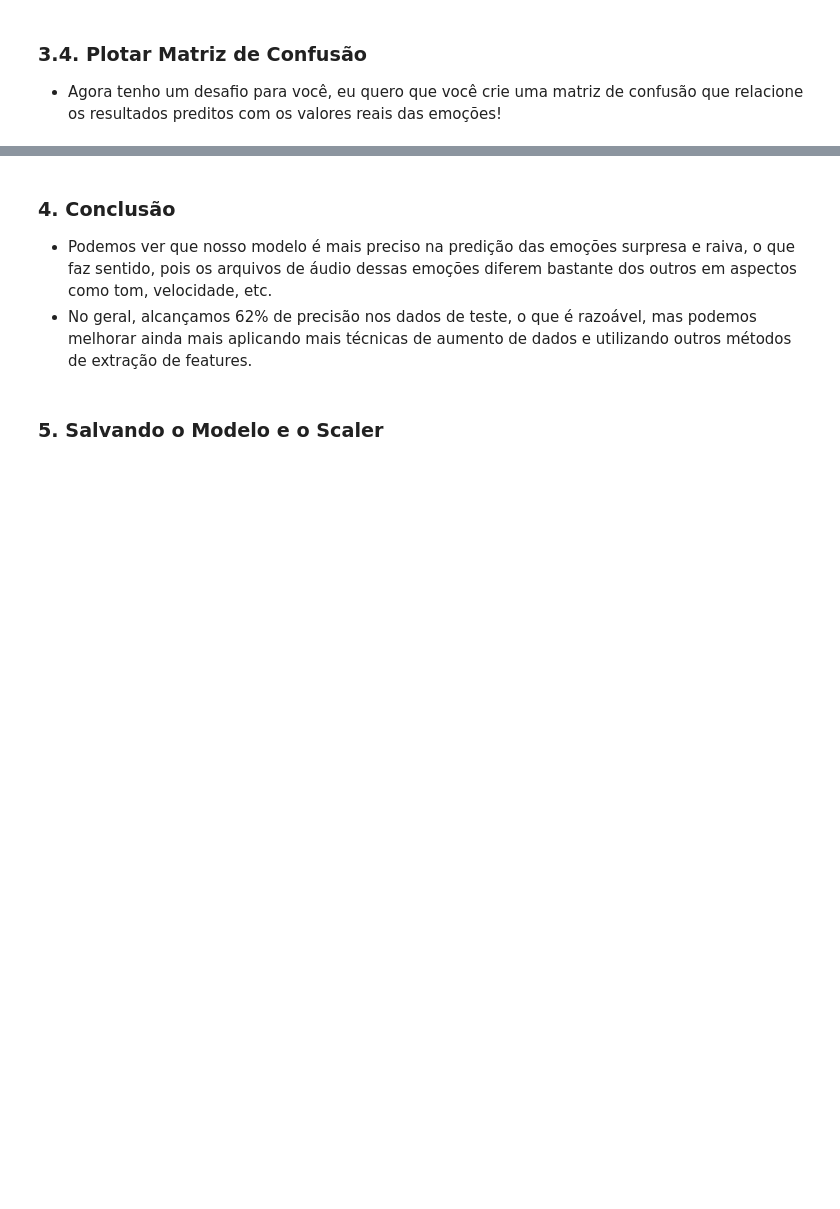
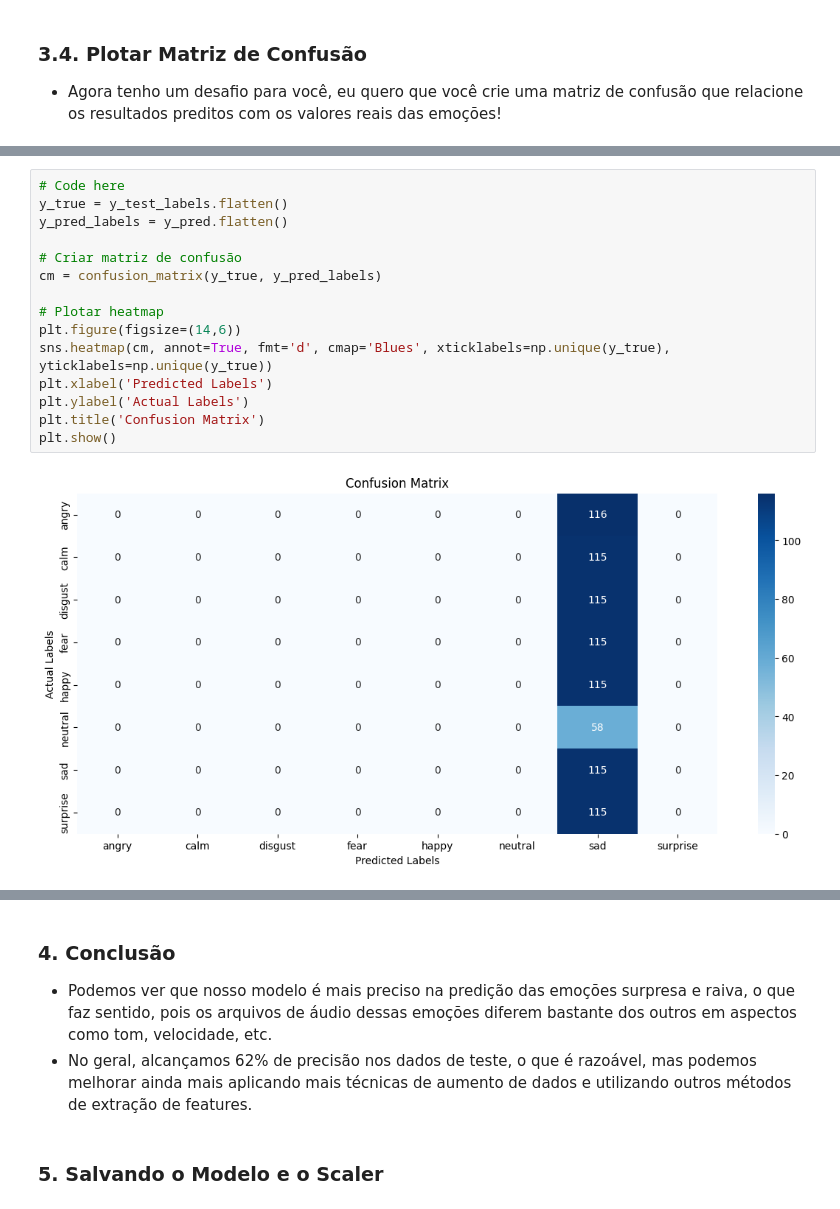
Before and after one commit to arthurmoreirat/miniprojeto2, a Jupyter notebook: notebooks/2-feature-extraction-and-modelling.ipynb, the cells around one changed output, grey strips where cells are left out. Saved outputs shown, nothing was run; the diff lists cells and outputs as text; blank space fills up the shorter version.

```diff
--- a/notebooks/2-feature-extraction-and-modelling.ipynb
+++ b/notebooks/2-feature-extraction-and-modelling.ipynb
@@ -463,3 +497,20 @@ df.head(10)
+# %%
+# Code here
+y_true = y_test_labels.flatten()
+y_pred_labels = y_pred.flatten()
+
+# Criar matriz de confusão
+cm = confusion_matrix(y_true, y_pred_labels)
+
+# Plotar heatmap
+plt.figure(figsize=(14,6))
+sns.heatmap(cm, annot=True, fmt='d', cmap='Blues', xticklabels=np.unique(y_true), yticklabels=np.unique(y_true))
+plt.xlabel('Predicted Labels')
+plt.ylabel('Actual Labels')
+plt.title('Confusion Matrix')
+plt.show()
+# %% [output]
+[figure, added]
 # %%
 # Use a função classification_report do sklearn para visualizar a precisão, recall e f1-score do modelo.
 # Code here
```
Also changed, not shown: parts of 15 cells of this notebook.
